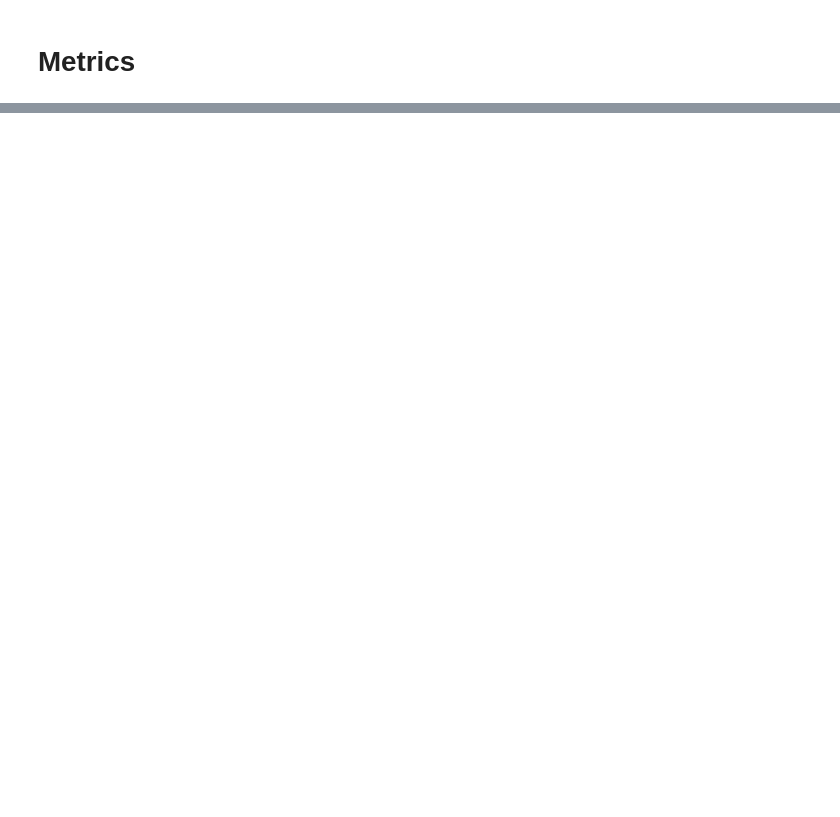
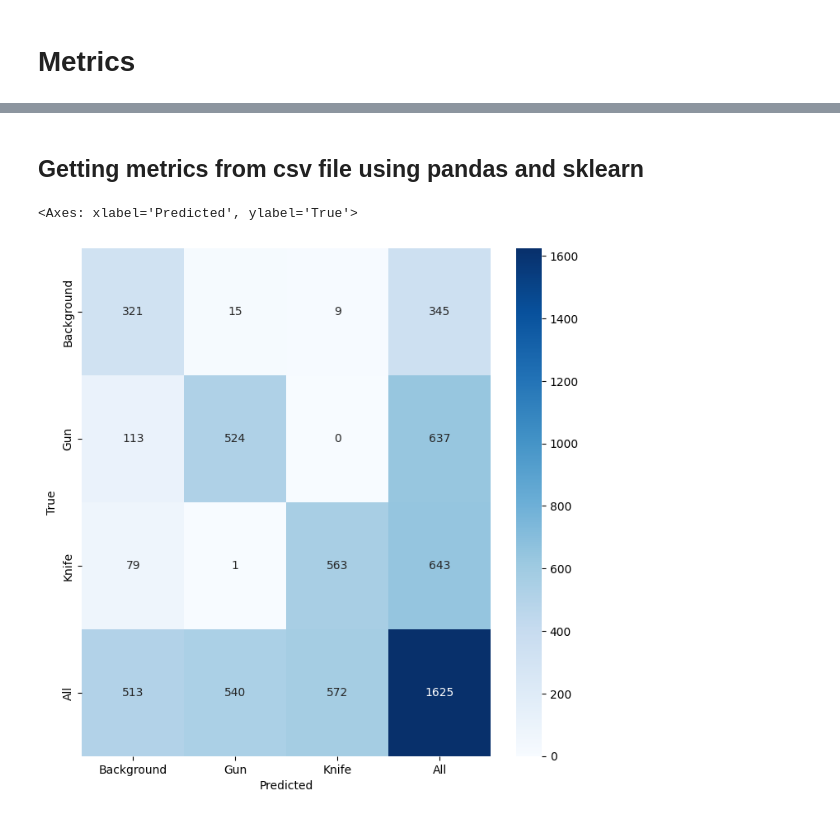
Before and after one commit to Coding-Rod/crime_detection, a Jupyter notebook: ai/reports/Metrics.ipynb, the cells around one changed output, grey strips where cells are left out. Saved outputs shown, nothing was run; the diff lists cells and outputs as text; code cells hidden in the pictures; blank space fills up the shorter version.

Commit message:
:art: [SEPARATE] Truth labels from predicted

```diff
--- a/ai/reports/Metrics.ipynb
+++ b/ai/reports/Metrics.ipynb
@@ -142,0 +709,15 @@ F1-score: 0.907081403399546
+# %% [markdown]
+## Getting metrics from csv file using pandas and sklearn
+# %%
+## Confusion matrix
+confusion_matrix = pd.crosstab(df['true_class'], df['predicted_class'], rownames=['True'], colnames=['Predicted'], margins=True)
+plt.figure(figsize=(8, 8))
+
+# Change axes by classnames: ['Background', 'Gun, 'Knife']
+confusion_matrix = confusion_matrix.rename(columns={0: 'Background', 1: 'Gun', 2: 'Knife', 3: 'All'})
+confusion_matrix = confusion_matrix.rename(index={0: 'Background', 1: 'Gun', 2: 'Knife', 3: 'All'})
+
+sns.heatmap(confusion_matrix, annot=True, fmt='d', cmap='Blues')
+# %% [output]
+<Axes: xlabel='Predicted', ylabel='True'>
+[figure, added]
```
Also changed, not shown: parts of 54 cells of this notebook, 2 other files.
